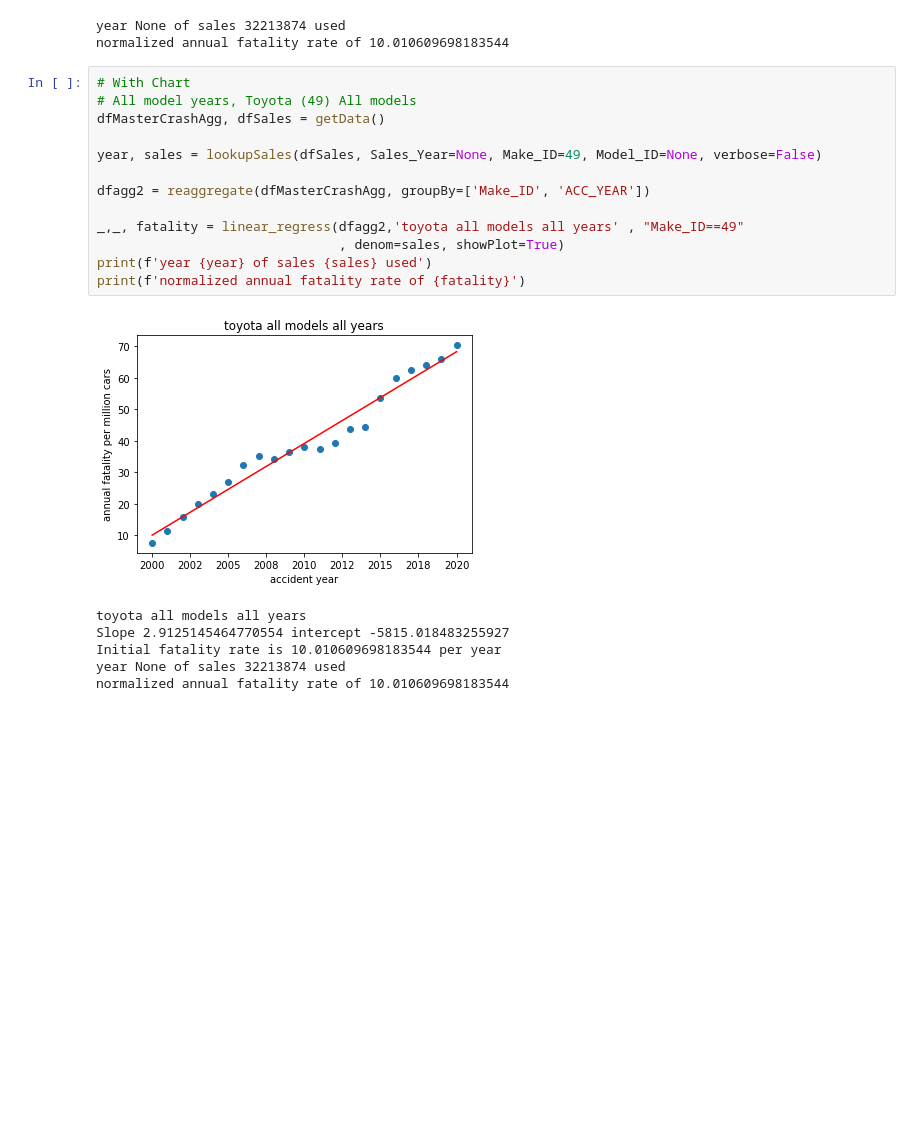
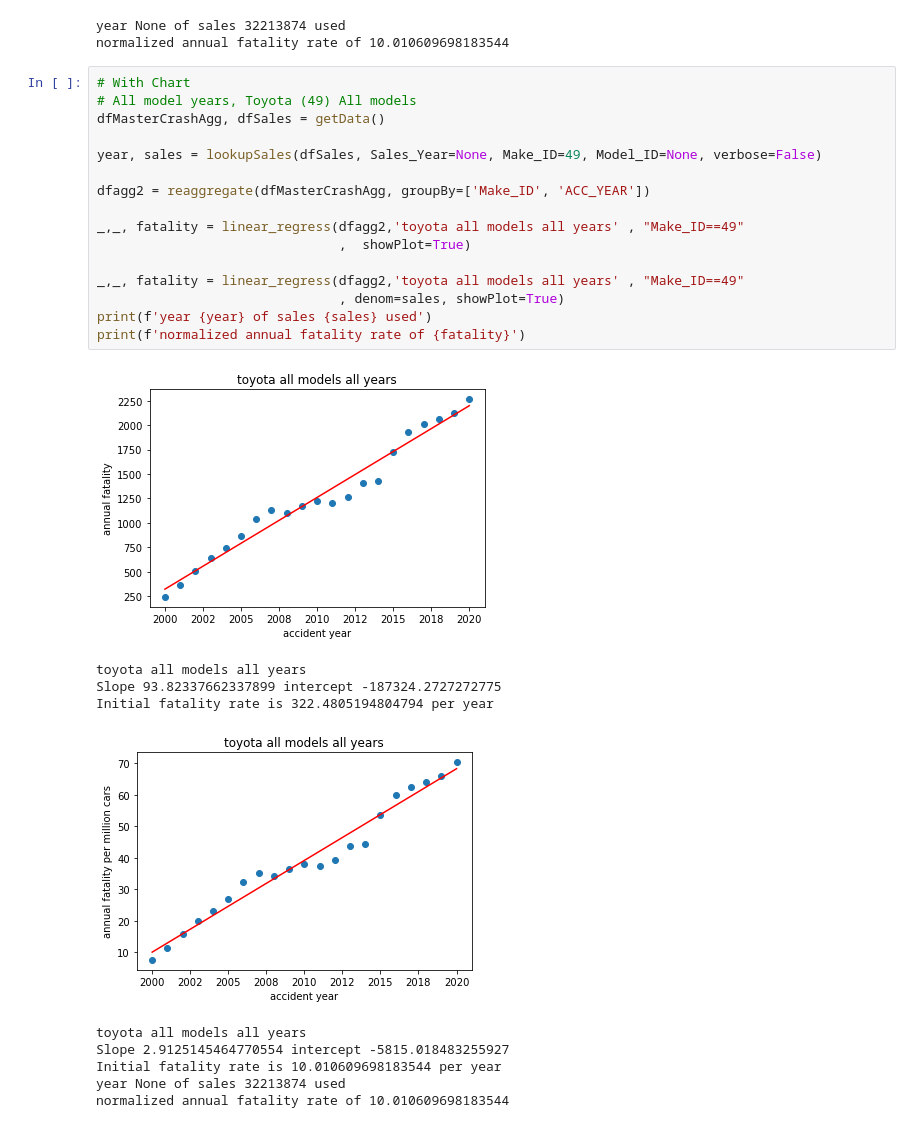
Before and after one commit to bsoo920/gatech-how-safe-is-your-car, a Jupyter notebook: ex_import_4GUI.ipynb, the cells around one changed output. Saved outputs shown, nothing was run; the diff lists cells and outputs as text; blank space fills up the shorter version.

Commit message:
Added models normalized charts

```diff
--- a/ex_import_4GUI.ipynb
+++ b/ex_import_4GUI.ipynb
@@ -66,20 +66,27 @@ normalized annual fatality rate of 10.010609698183544
 # %%
 # With Chart
 # All model years, Toyota (49) All models
 dfMasterCrashAgg, dfSales = getData()
 
 year, sales = lookupSales(dfSales, Sales_Year=None, Make_ID=49, Model_ID=None, verbose=False)
 
 dfagg2 = reaggregate(dfMasterCrashAgg, groupBy=['Make_ID', 'ACC_YEAR'])
 
 _,_, fatality = linear_regress(dfagg2,'toyota all models all years' , "Make_ID==49"
+                               ,  showPlot=True)
+
+_,_, fatality = linear_regress(dfagg2,'toyota all models all years' , "Make_ID==49"
                                , denom=sales, showPlot=True)
 print(f'year {year} of sales {sales} used')
 print(f'normalized annual fatality rate of {fatality}')
 # %% [output]
-[figure, old version]
+[figure, new version]
 toyota all models all years
-Slope 2.9125145464770554 intercept -5815.018483255927
-Initial fatality rate is 10.010609698183544 per year
-year None of sales 32213874 used
-normalized annual fatality rate of 10.010609698183544
+Slope 93.82337662337899 intercept -187324.2727272775
+Initial fatality rate is 322.4805194804794 per year
+[figure, added]
+toyota all models all years
+Slope 2.9125145464770554 intercept -5815.018483255927
+Initial fatality rate is 10.010609698183544 per year
+year None of sales 32213874 used
+normalized annual fatality rate of 10.010609698183544
```
Also changed, not shown: 2 other files.
